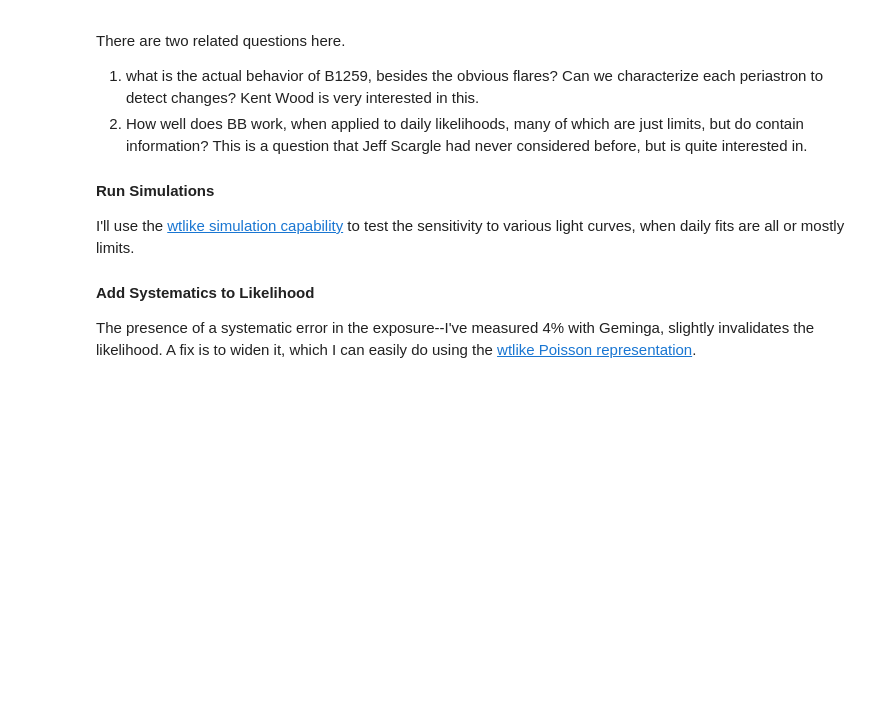
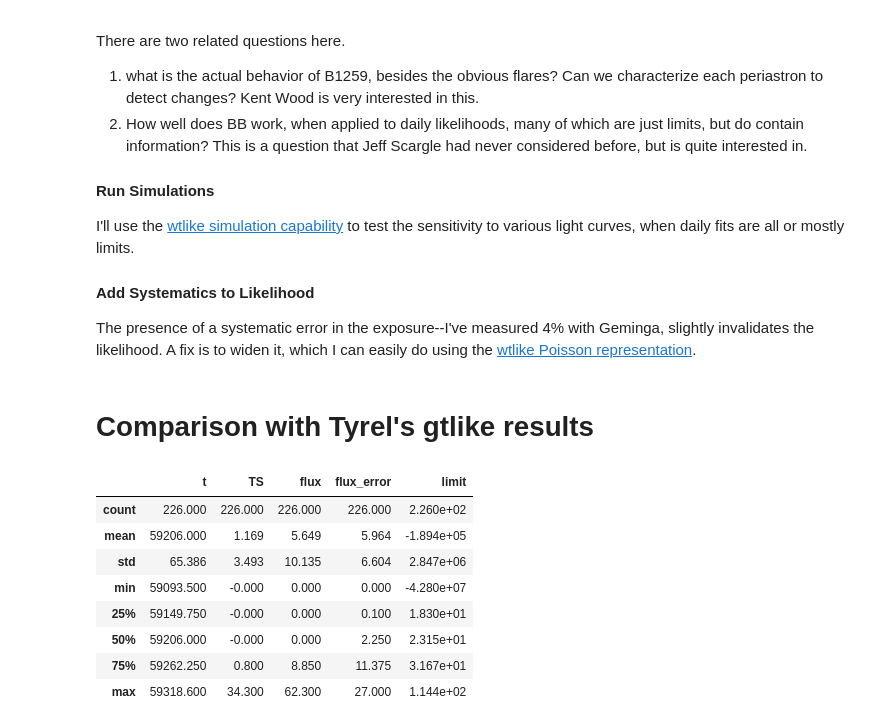
Before and after one commit to tburnett/light_curves, a Jupyter notebook: nbs/B1259.ipynb, the cells around one changed output. Saved outputs shown, nothing was run; the diff lists cells and outputs as text; code cells hidden in the pictures; blank space fills up the shorter version.

```diff
--- a/nbs/B1259.ipynb
+++ b/nbs/B1259.ipynb
@@ -229,3 +270,33 @@ I'll use the [wtlike simulation capability](https://tburnett.github.io/wtlike/si
 
 #### Add Systematics to Likelihood
 The presence of a systematic error in the exposure--I've measured 4% with Geminga, slightly invalidates the likelihood. A fix is to widen it, which I can easily do using the [wtlike Poisson representation](https://tburnett.github.io/wtlike/poisson#Poisson).
+# %% [markdown]
+# Comparison with Tyrel's gtlike results
+# %%
+%nbdev_collapse_input
+remote_file = '/nfs/farm/g/glast/u/tyrelj/forToby/FluxLC_output_PSRB1259.fits'
+local_copy = '/home/burnett/fromTyrel/FluxLC_output_PSRB1259.fits'
+from astropy.io import fits
+hdus= fits.open(local_copy);
+
+tdata = hdus[1].data
+
+flux_factor = 4.28e7 # derived before, so apply here
+tdf = pd.DataFrame(dict(t=MJD((tdata.Start+tdata.Stop)/2).round(1),
+                        TS = tdata.TS.astype(float).round(1),
+                        flux = (tdata.flux.astype(float)*flux_factor).round(1),
+                        flux_error = (tdata.flux_error.astype(float)*flux_factor).round(1),
+                        limit = (tdata.UpperLimit.astype(float)*flux_factor).round(1),
+                       )
+                    );
+tdf.describe()
+# %% [output]
+|  | t | TS | flux | flux_error | limit |
+| count | 226.000 | 226.000 | 226.000 | 226.000 | 2.260e+02 |
+| mean | 59206.000 | 1.169 | 5.649 | 5.964 | -1.894e+05 |
+| std | 65.386 | 3.493 | 10.135 | 6.604 | 2.847e+06 |
+| min | 59093.500 | -0.000 | 0.000 | 0.000 | -4.280e+07 |
+| 25% | 59149.750 | -0.000 | 0.000 | 0.100 | 1.830e+01 |
+| 50% | 59206.000 | -0.000 | 0.000 | 2.250 | 2.315e+01 |
+| 75% | 59262.250 | 0.800 | 8.850 | 11.375 | 3.167e+01 |
+| max | 59318.600 | 34.300 | 62.300 | 27.000 | 1.144e+02 |
```
Also changed, not shown: parts of 12 cells of this notebook, 10 other files.
